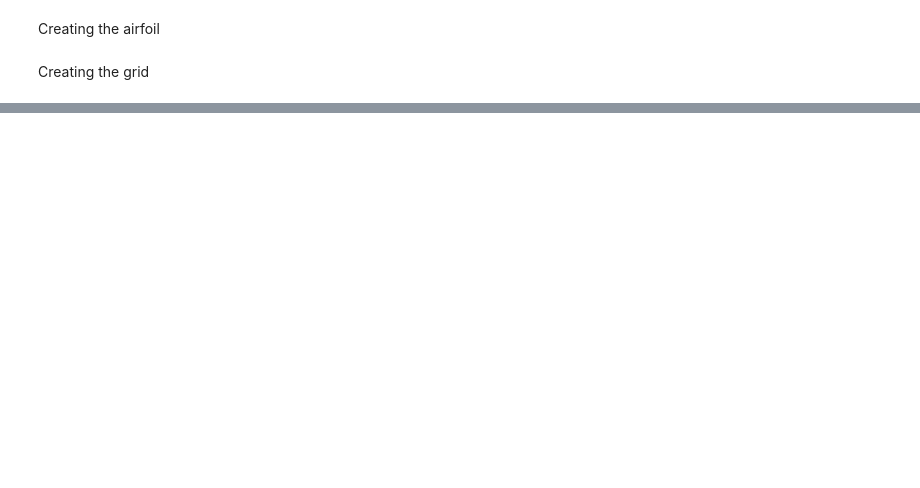
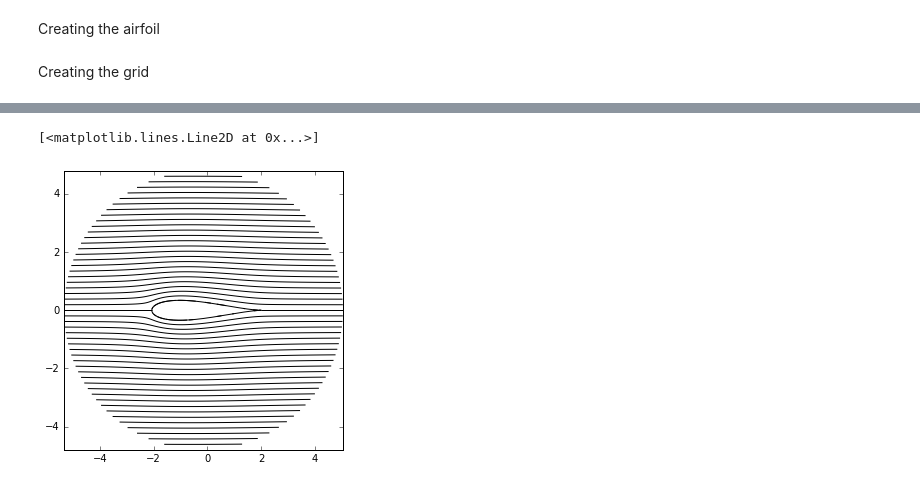
Before and after one commit to Dmphelps89/mae6226, a Jupyter notebook: assignment_02.ipynb, the cells around one changed output, grey strips where cells are left out. Saved outputs shown, nothing was run; the diff lists cells and outputs as text; code cells hidden in the pictures; blank space fills up the shorter version.

```diff
--- a/assignment_02.ipynb
+++ b/assignment_02.ipynb
@@ -123,0 +170,8 @@ pyplot.scatter(j_grid.real,j_grid.imag,color='k', s=.5)
+# %%
+pyplot.figure(figsize=(5,5))
+pyplot.contour(j_grid.real,j_grid.imag,psi,levels=numpy.linspace(numpy.min(psi),numpy.max(psi),51), colors='k', linewidths=1, linestyles='solid')
+z_circle = r*numpy.cos(theta)-(r-c) + r*numpy.sin(theta)*1j
+pyplot.plot(Joukowski(z_circle,c).real,Joukowski(z_circle,c).imag, color ='k')
+# %% [output]
+[<matplotlib.lines.Line2D at 0x...>]
+[figure, added]
```
Also changed, not shown: parts of 71 cells of this notebook, 1 other file.
